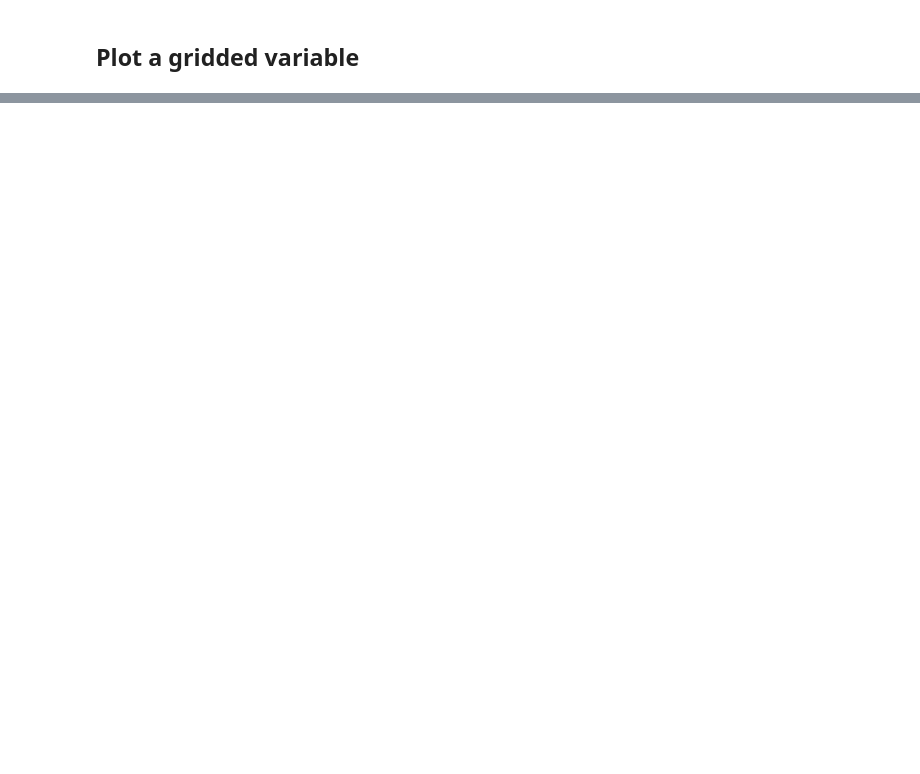
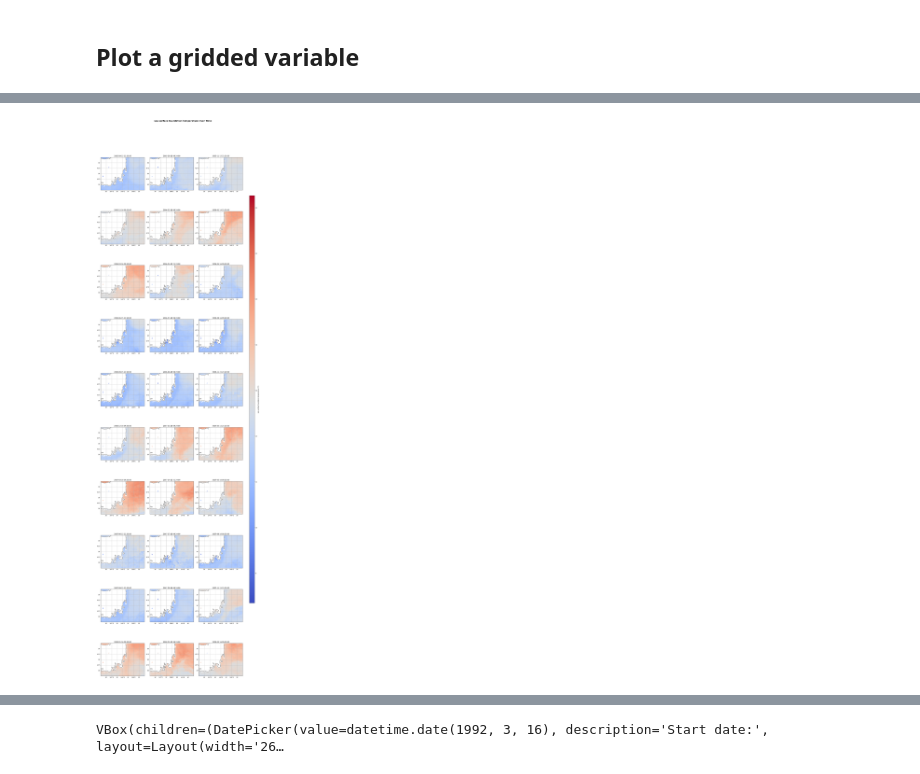
Before and after one commit to aodn/aodn_cloud_optimised, a Jupyter notebook: notebooks/satellite_ghrsst_l3s_1month_daynighttime_single_sensor_australia.ipynb, the cells around one changed output, grey strips where cells are left out. Saved outputs shown, nothing was run; the diff lists cells and outputs as text; code cells hidden in the pictures; blank space fills up the shorter version.

```diff
--- a/notebooks/satellite_ghrsst_l3s_1month_daynighttime_single_sensor_australia.ipynb
+++ b/notebooks/satellite_ghrsst_l3s_1month_daynighttime_single_sensor_australia.ipynb
@@ -76,2 +94,14 @@ time_series_df = aodn_dataset.get_timeseries_data(var_name='analysed_sst',
 # %% [markdown]
 ## Plot a gridded variable
+# %%
+%%time
+time_series_df = aodn_dataset.plot_gridded_variable(var_name='sea_surface_temperature',
+                                                    date_start='2005-10-01',
+                                                    lon_name_override="lon",
+                                                    lat_name_override="lat",
+                                                    lon_slice=(146, 150),
+                                                    lat_slice=(-44, -41),
+                                                    n_days=30,
+                                                    coastline_resolution="50m",
+                                                    log_scale=False)
+# %% [output]
@@ -77,0 +109 @@ time_series_df = aodn_dataset.get_timeseries_data(var_name='analysed_sst',
+[figure, added]
@@ -78,11 +112,10 @@ time_series_df = aodn_dataset.get_timeseries_data(var_name='analysed_sst',
 # %%
-%%time
-time_series_df = aodn_dataset.plot_gridded_variable(var_name='analysed_sst',
-                                                    date_start='2008-06-01',
-                                                    lon_name_override="longitude",
-                                                    lat_name_override="latitude",
-                                                    lon_slice=(120, 150),
-                                                    lat_slice=(-50, -30),
-                                                    n_days=6,
-                                                    coastline_resolution="110m",
-                                                    log_scale=False)
+aodn_dataset.plot_gridded_variable_viewer_calendar(
+    var_name="sea_surface_temperature",
+    lon_slice=(145,149),
+    lat_slice=(-44,-41),
+    coastline_resolution="50m",
+    n_days=31,
+)
+# %% [output]
+VBox(children=(DatePicker(value=datetime.date(1992, 3, 16), description='Start date:', layout=Layout(width='26…
```
Also changed, not shown: parts of 8 cells of this notebook, 5 other files.
